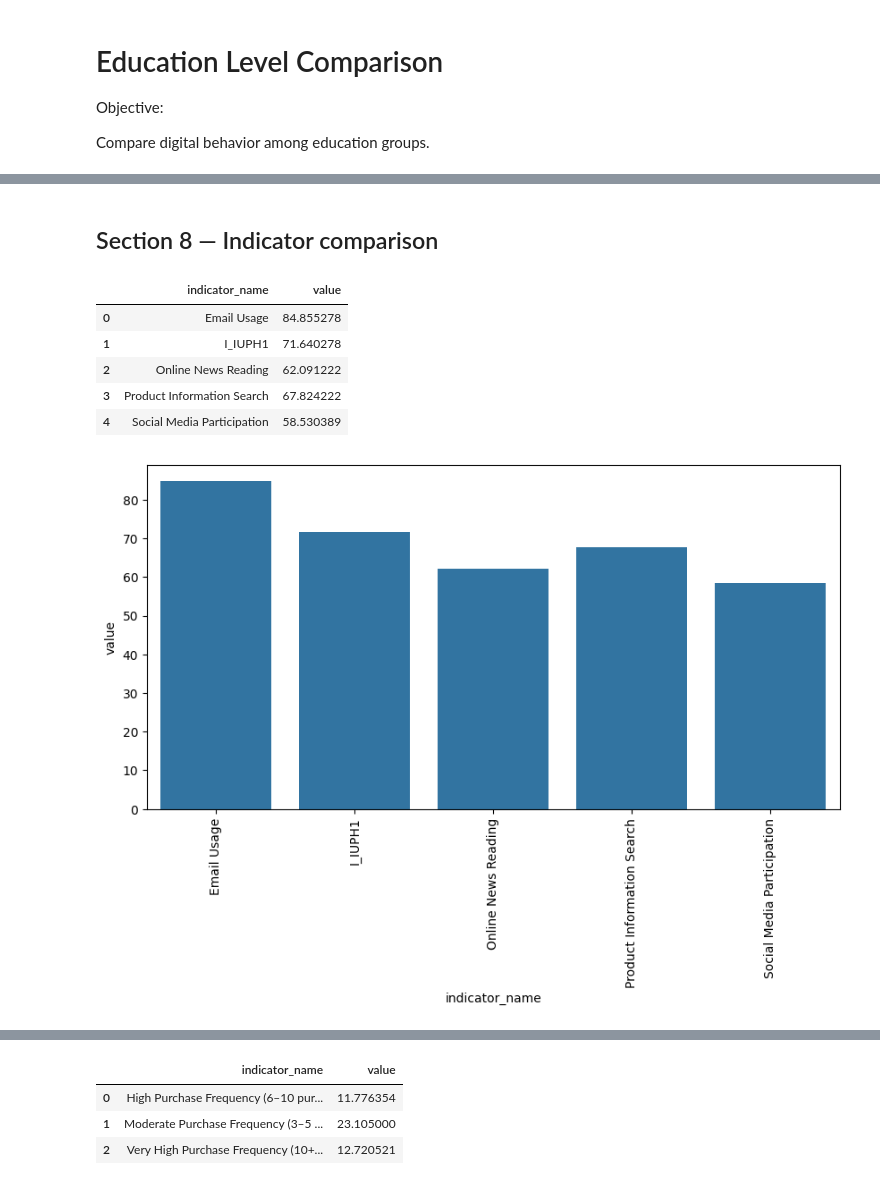
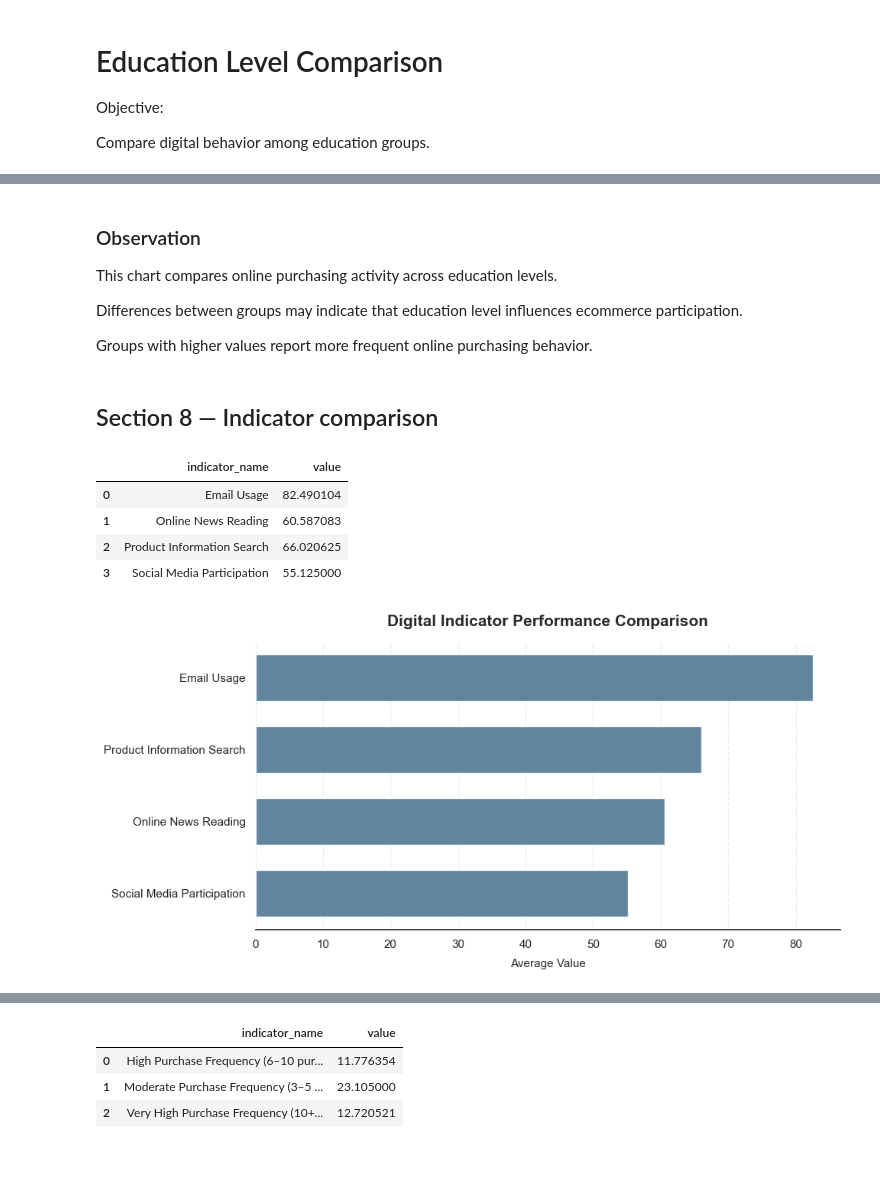
Before and after one commit to CodeCookieNoor/germany-digital-behavior-analysis, a Jupyter notebook: notebooks/02_eda.ipynb, the cells around one changed output, grey strips where cells are left out. Saved outputs shown, nothing was run; the diff lists cells and outputs as text; code cells hidden in the pictures; blank space fills up the shorter version.

```diff
--- a/notebooks/02_eda.ipynb
+++ b/notebooks/02_eda.ipynb
@@ -75,3 +74,12 @@ Important analytical variables:
 - `value`
 
 These variables will be used in later demographic and temporal analysis.
+# %%
+sm_indicator_map = {
+    'I_IUEM': 'Email Usage',
+    'I_IUIF': 'Product Information Search',
+    'I_IUNW1': 'Online News Reading',
+    'I_IUSNET': 'Social Media Participation'
+}
+
+sm['indicator_name'] = sm['indicator_code'].map(sm_indicator_map)
@@ -584,3 +726,11 @@ plt.show()
+# %% [markdown]
+### Observation
+
+This chart compares online purchasing activity across education levels.
+
+Differences between groups may indicate that education level influences ecommerce participation.
+
+Groups with higher values report more frequent online purchasing behavior.
 # %% [markdown]
 ## Section 8 — Indicator comparison
 # %%
@@ -591,8 +741,7 @@ sm_indicator = sm.groupby(
 sm_indicator
 # %% [output]
 |  | indicator_name | value |
-| 0 | Email Usage | 84.855278 |
-| 1 | I_IUPH1 | 71.640278 |
-| 2 | Online News Reading | 62.091222 |
-| 3 | Product Information Search | 67.824222 |
-| 4 | Social Media Participation | 58.530389 |
+| 0 | Email Usage | 82.490104 |
+| 1 | Online News Reading | 60.587083 |
+| 2 | Product Information Search | 66.020625 |
+| 3 | Social Media Participation | 55.125000 |
@@ -599,16 +752,37 @@ sm_indicator
 # %%
-plt.figure(figsize=(10,5))
+import matplotlib.pyplot as plt
+import seaborn as sns
 
+# 1. Apply a minimalist white theme
+sns.set_theme(style="white")
+plt.figure(figsize=(10, 5))
+
+# 2. CRITICAL: Sort the data descending by value so the bars cascade beautifully
+df_sorted = sm_indicator.sort_values(by='value', ascending=False)
+
+# 3. Create a horizontal bar chart by swapping x and y
 sns.barplot(
-data=sm_indicator,
-x='indicator_name',
-y='value'
+    data=df_sorted,
+    x='value',
+    y='indicator_name',
+    color='#457b9d',       # Clean, modern slate blue hex
+    alpha=0.9,
+    width=0.65             # Add slight spacing between bars
 )
 
-plt.xticks(
-rotation=90
-)
+# 4. Add subtle background vertical grids to guide value reading
+plt.grid(axis='x', linestyle='--', alpha=0.4, color='#cccccc')
 
+# 5. Clean, descriptive titles and labels
+plt.title('Digital Indicator Performance Comparison', fontsize=15, fontweight='bold', pad=15, color='#2b2b2b')
+plt.xlabel('Average Value', fontsize=11, labelpad=8, color='#2b2b2b')
+plt.ylabel('')  # Drop the redundant 'indicator_name' label entirely to save space
+
+# 6. Keep the baseline but drop the top, right, and left frames for a floating effect
+sns.despine(left=True, bottom=False)
+
+# Ensure the long text labels fit nicely on the left edge without clipping
+plt.tight_layout()
 plt.show()
 # %% [output]
-[figure, old version]
+[figure, new version]
```
Also changed, not shown: parts of 42 cells of this notebook, 1 other file.
